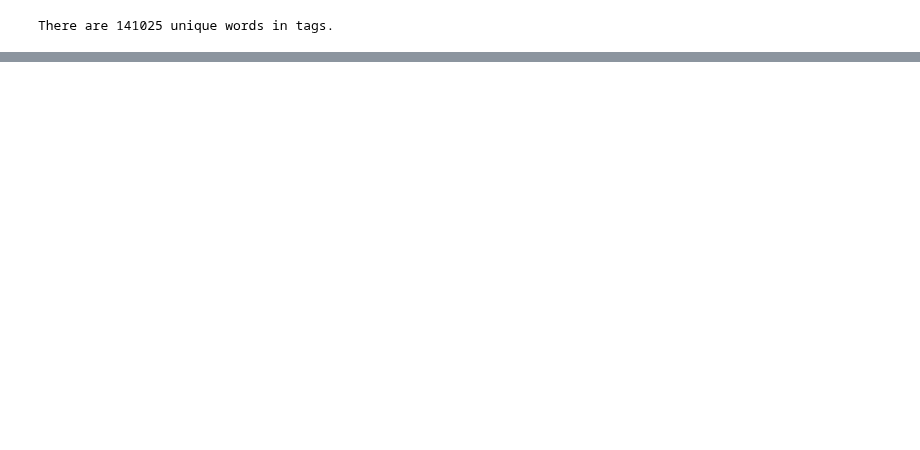
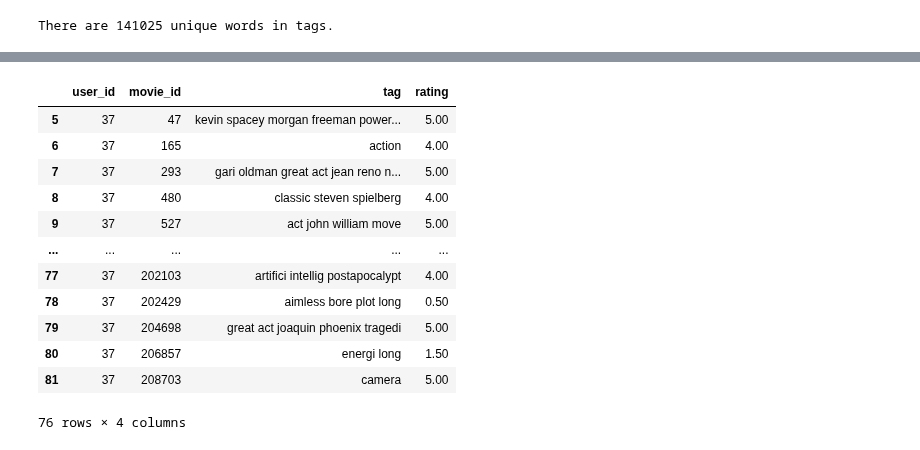
Before and after one commit to AlbotGoodman/machine-learning, a Jupyter notebook: lab2/tags.ipynb, the cells around one changed output, grey strips where cells are left out. Saved outputs shown, nothing was run; the diff lists cells and outputs as text; code cells hidden in the pictures; blank space fills up the shorter version.

```diff
--- a/lab2/tags.ipynb
+++ b/lab2/tags.ipynb
@@ -1,8 +1,14 @@
 # %%
 import pandas as pd
 from sklearn.feature_extraction.text import CountVectorizer, TfidfVectorizer
+import re
 import string
 import stopwords
+import nltk
 from nltk.corpus import stopwords
+nltk.data.path.append("/home/albot/coding/repos/Machine-learning-AI24/data/movielens/nltk_data/")
+from nltk.sentiment.vader import SentimentIntensityAnalyzer
 # %%
 tags = pd.read_csv("../data/movielens/tags.csv")
+movies = pd.read_csv("../data/movielens/movies.csv")
+ratings = pd.read_csv("../data/movielens/ratings.csv")
@@ -74,0 +98,9 @@ OSError: No such file or directory: '/home/albot/nltk_data/corpora/stopwords/eng
+# %%
+stemmer = nltk.SnowballStemmer("english")
+
+def stem_text(text):
+    text = ' '.join(stemmer.stem(word) for word in text.split(' '))
+    return text
+
+tags["tag"] = tags["tag"].apply(stem_text)
+print(f"There are {tags["tag"].nunique()} unique words in tags.")
@@ -74,0 +197,5 @@ OSError: No such file or directory: '/home/albot/nltk_data/corpora/stopwords/eng
+# %%
+user_movie_merge = tags.groupby(["user_id", "movie_id"])["tag"].apply(" ".join).reset_index()
+user_movie_merge = user_movie_merge.merge(ratings, on=["user_id", "movie_id"], how="left")
+user_movie_merge = user_movie_merge.drop(columns=["timestamp"]).dropna(how="any")
+user_movie_merge.head()
@@ -74,0 +209,17 @@ OSError: No such file or directory: '/home/albot/nltk_data/corpora/stopwords/eng
+# %%
+u37 = user_movie_merge[user_movie_merge["user_id"] == 37]
+u37
+# %% [output]
+|  | user_id | movie_id | tag | rating |
+| 5 | 37 | 47 | kevin spacey morgan freeman power... | 5.00 |
+| 6 | 37 | 165 | action | 4.00 |
+| 7 | 37 | 293 | gari oldman great act jean reno n... | 5.00 |
+| 8 | 37 | 480 | classic steven spielberg | 4.00 |
+| 9 | 37 | 527 | act john william move | 5.00 |
+| ... | ... | ... | ... | ... |
+| 77 | 37 | 202103 | artifici intellig postapocalypt | 4.00 |
+| 78 | 37 | 202429 | aimless bore plot long | 0.50 |
+| 79 | 37 | 204698 | great act joaquin phoenix tragedi | 5.00 |
+| 80 | 37 | 206857 | energi long | 1.50 |
+| 81 | 37 | 208703 | camera | 5.00 |
+76 rows × 4 columns
```
Also changed, not shown: parts of 15 cells of this notebook, 2 other files.
